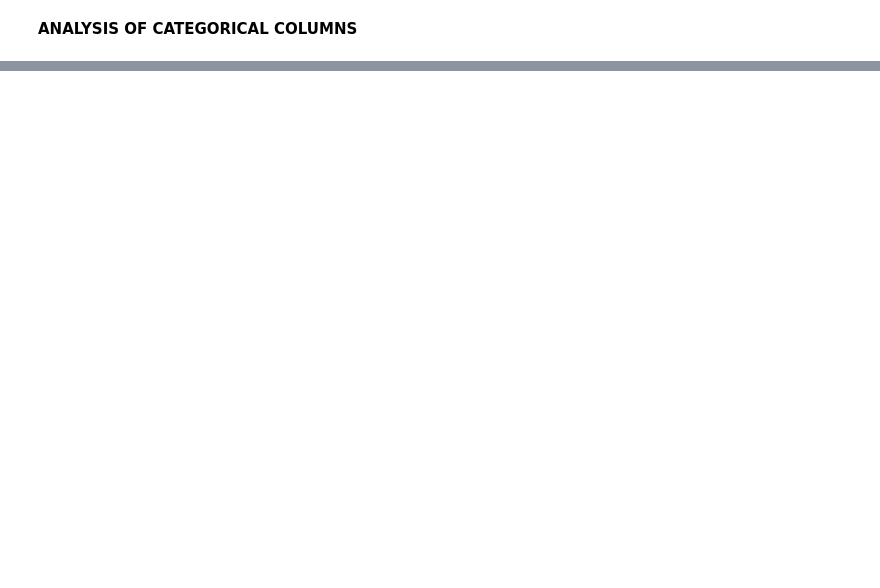
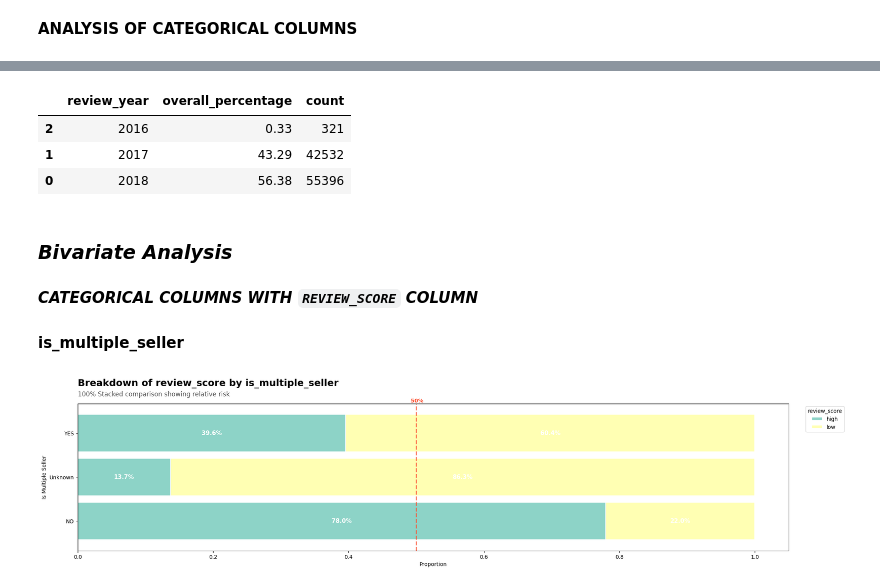
Before and after one commit to IamRaNo/data-analytics-projects, a Jupyter notebook: inside_olist_review_analysis/jupyter_notebooks/04_analysis.ipynb, the cells around one changed output, grey strips where cells are left out. Saved outputs shown, nothing was run; the diff lists cells and outputs as text; code cells hidden in the pictures; blank space fills up the shorter version.

```diff
--- a/inside_olist_review_analysis/jupyter_notebooks/04_analysis.ipynb
+++ b/inside_olist_review_analysis/jupyter_notebooks/04_analysis.ipynb
@@ -255,0 +380,2 @@ for col in cat_cols:
+# %%
+data['total_items']=data['total_items'].clip(upper=7)
@@ -255,0 +418,2 @@ for col in cat_cols:
+# %%
+data['max_attempt']=data['max_attempt'].apply(lambda x: 'SMOOTH' if x == 1 else 'FRICTION')
@@ -255,0 +474,2 @@ for col in cat_cols:
+# %%
+data['approval_time_days']=data['approval_time_days'].clip(upper=4)
@@ -255,0 +493,4 @@ for col in cat_cols:
+# %%
+bins = [-1, 0, 1, 10]
+labels = ['NONE', 'SINGLE', 'MULTIPLE']
+data['category_name'] = pd.cut(data['category_name'], bins=bins, labels=labels)
@@ -255,0 +504,7 @@ for col in cat_cols:
+# %%
+val_cts('review_year').sort_values(by= 'review_year')
+# %% [output]
+|  | review_year | overall_percentage | count |
+| 2 | 2016 | 0.33 | 321 |
+| 1 | 2017 | 43.29 | 42532 |
+| 0 | 2018 | 56.38 | 55396 |
@@ -255,0 +514,12 @@ for col in cat_cols:
+# %% [markdown]
+### ***Bivariate Analysis***
+# %% [markdown]
+***CATEGORICAL COLUMNS WITH `REVIEW_SCORE` COLUMN***
+# %% [markdown]
+**is_multiple_seller**
+# %%
+ct = pd.crosstab(data['is_multiple_seller'],data['review_score'],normalize='index')
+plt.figure(figsize=(24,5))
+P.plot_stacked(ct,orient='h')
+# %% [output]
+[figure, added]
```
Also changed, not shown: parts of 92 cells of this notebook, 1 other file.
